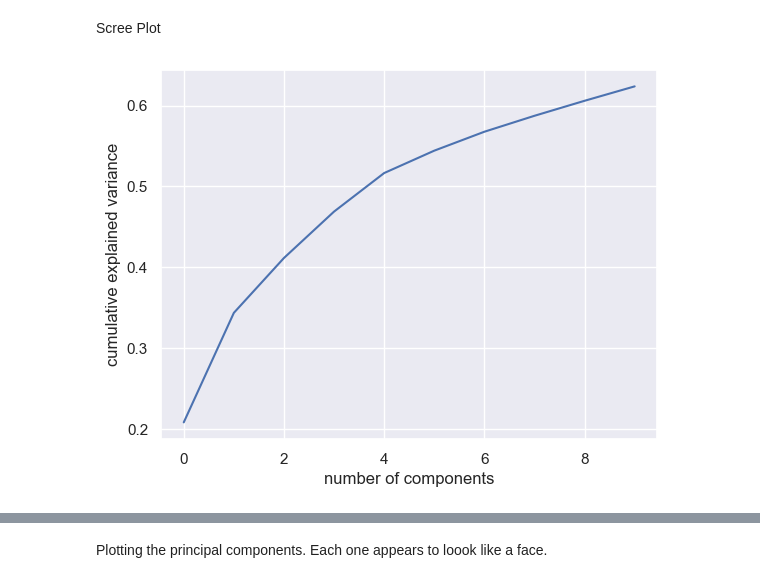
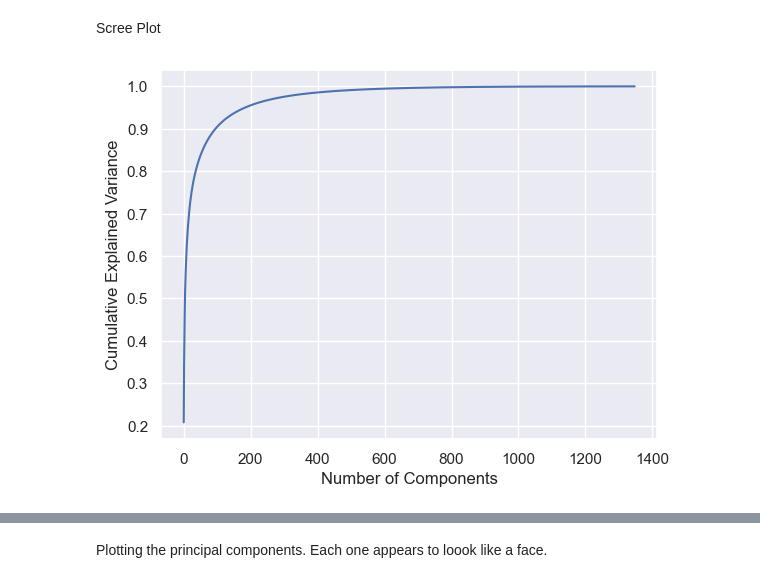
Before and after one commit to wilsbt/PCA, a Jupyter notebook: PCA_Faces.ipynb, the cells around one changed output, grey strips where cells are left out. Cells and saved outputs as stored; diff of their text form; code cells hidden in the pictures.

```diff
--- a/PCA_Faces.ipynb
+++ b/PCA_Faces.ipynb
@@ -20,5 +44,5 @@ Each image is 62*47 so there are 2914 features in this dataset.
 # %%
 from sklearn.decomposition import PCA as RandomizedPCA
-pca = RandomizedPCA(10)
+pca = RandomizedPCA()
 pca.fit(faces.data)
 # %% [output]
@@ -32,7 +58,9 @@ The number of components to keep by Kaiser's rule is: 10
 Scree Plot
 # %%
 plt.plot(np.cumsum(pca.explained_variance_ratio_))
-plt.xlabel('number of components')
-plt.ylabel('cumulative explained variance');
+plt.xlabel('Number of Components')
+plt.ylabel('Cumulative Explained Variance')
+# plt.savefig("PCA_faces_scree.pdf", bbox_inches='tight')
+plt.show()
 # %% [output]
-[figure, old version]
+[figure, new version]
```
Also changed, not shown: parts of 31 cells of this notebook, 3 other files.
